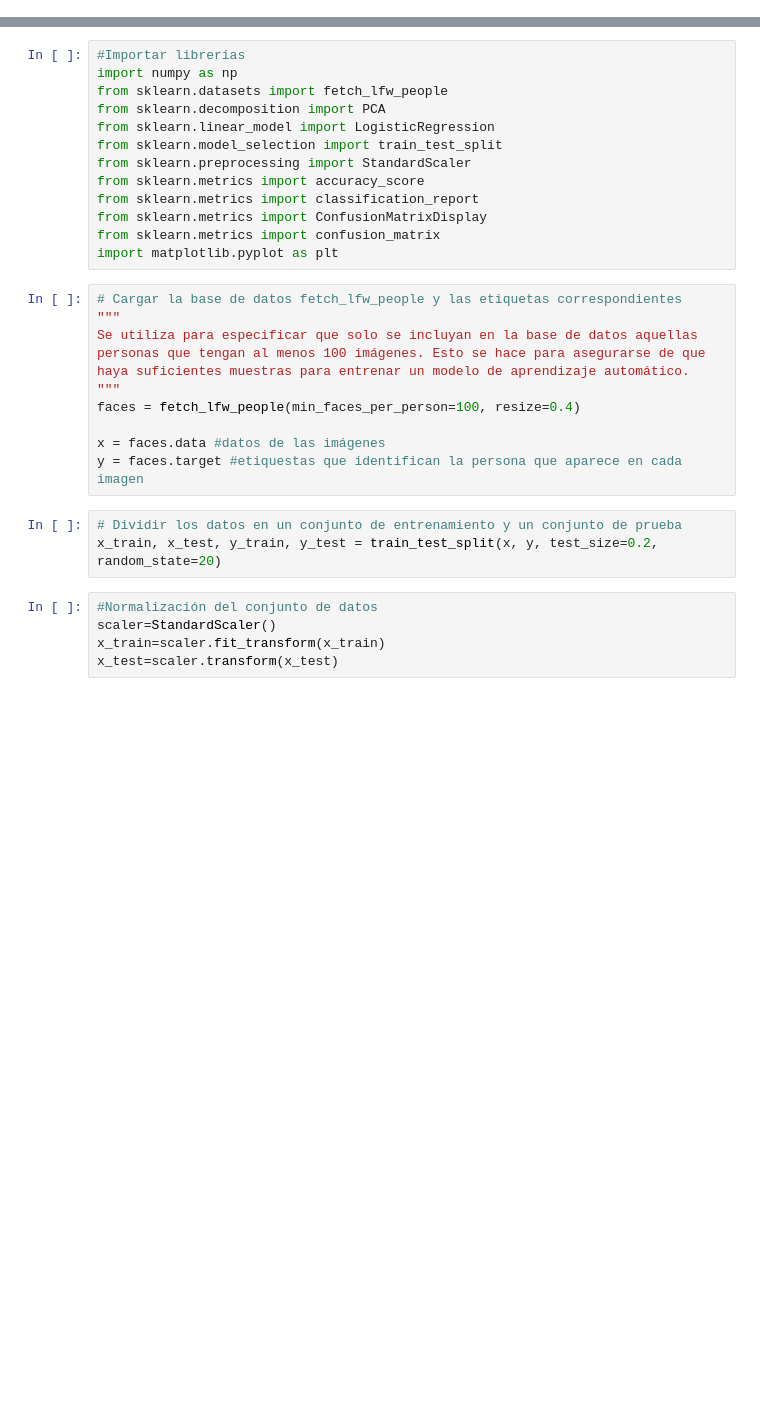
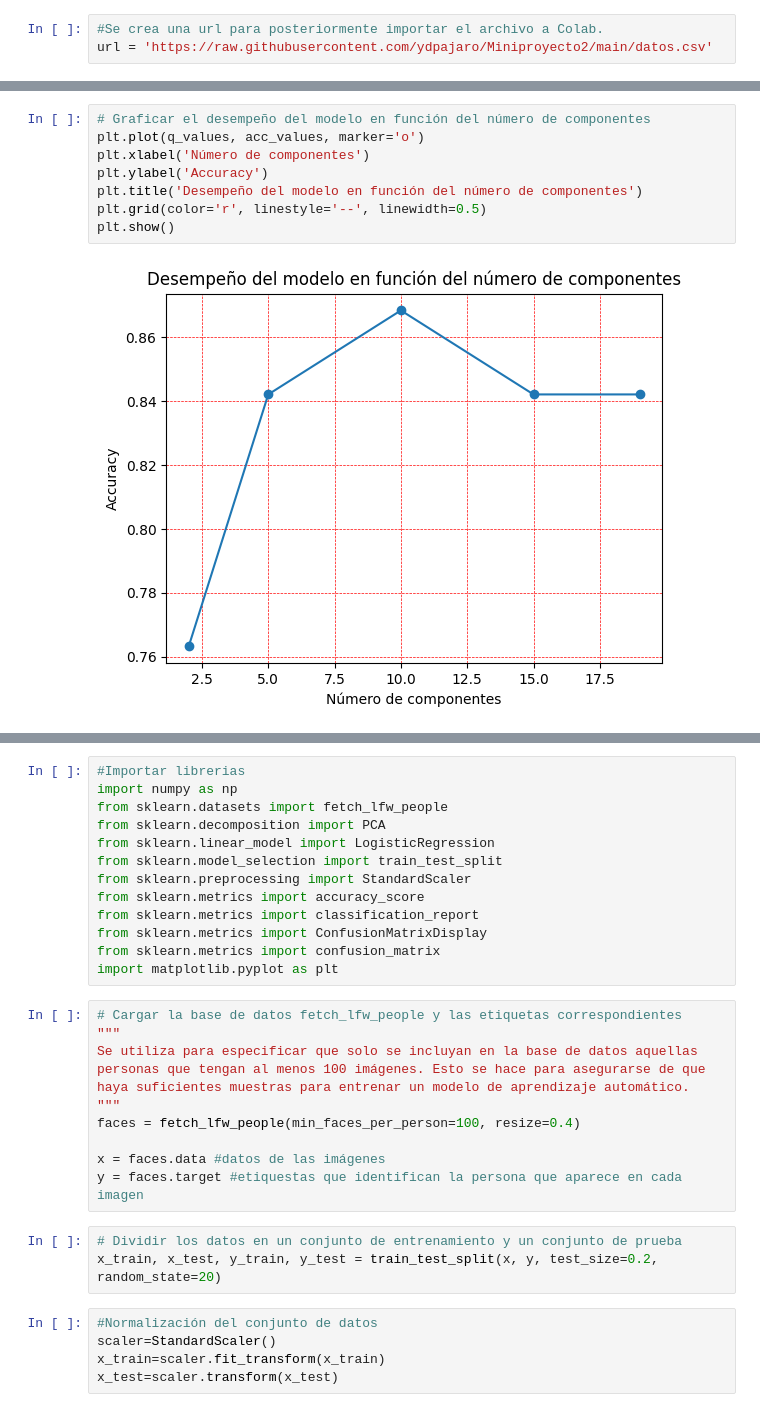
Before and after one commit to ydpajaro/Miniproyecto2, a Jupyter notebook: miniproyecto2.ipynb, the cells around one changed output, grey strips where cells are left out. Cells and saved outputs as stored; diff of their text form; blank space fills up the shorter version.

```diff
--- a/miniproyecto2.ipynb
+++ b/miniproyecto2.ipynb
@@ -38,2 +17,5 @@ import pandas as pd
+# %%
+#Se crea una url para posteriormente importar el archivo a Colab.
+url = 'https://raw.githubusercontent.com/ydpajaro/Miniproyecto2/main/datos.csv'
 # %%
 #Cargamos el data set
@@ -177,0 +89,10 @@ from sklearn.decomposition import PCA
+# %%
+# Graficar el desempeño del modelo en función del número de componentes
+plt.plot(q_values, acc_values, marker='o')
+plt.xlabel('Número de componentes')
+plt.ylabel('Accuracy')
+plt.title('Desempeño del modelo en función del número de componentes')
+plt.grid(color='r', linestyle='--', linewidth=0.5)
+plt.show()
+# %% [output]
+[figure, added]
```
Also changed, not shown: parts of 37 cells of this notebook.
